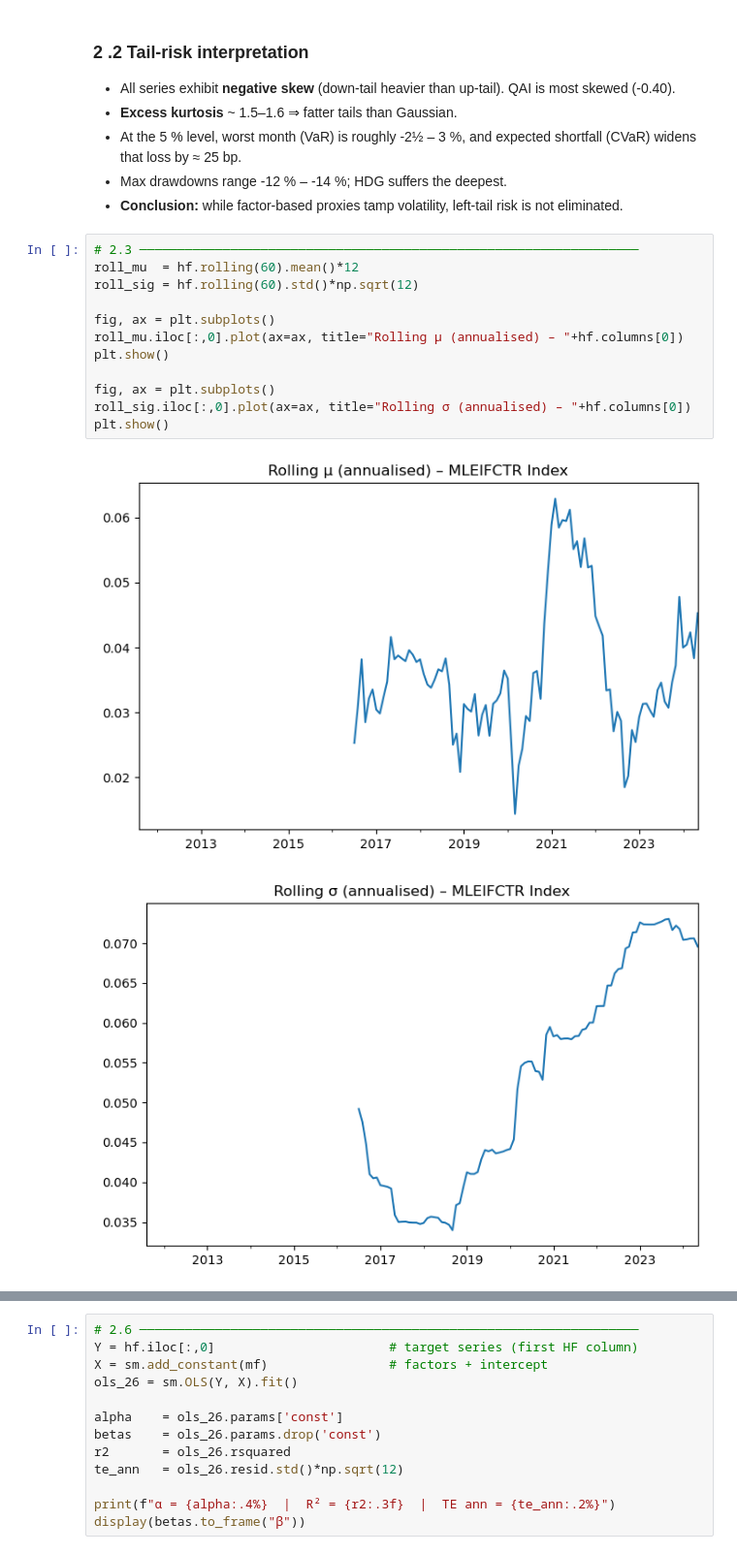
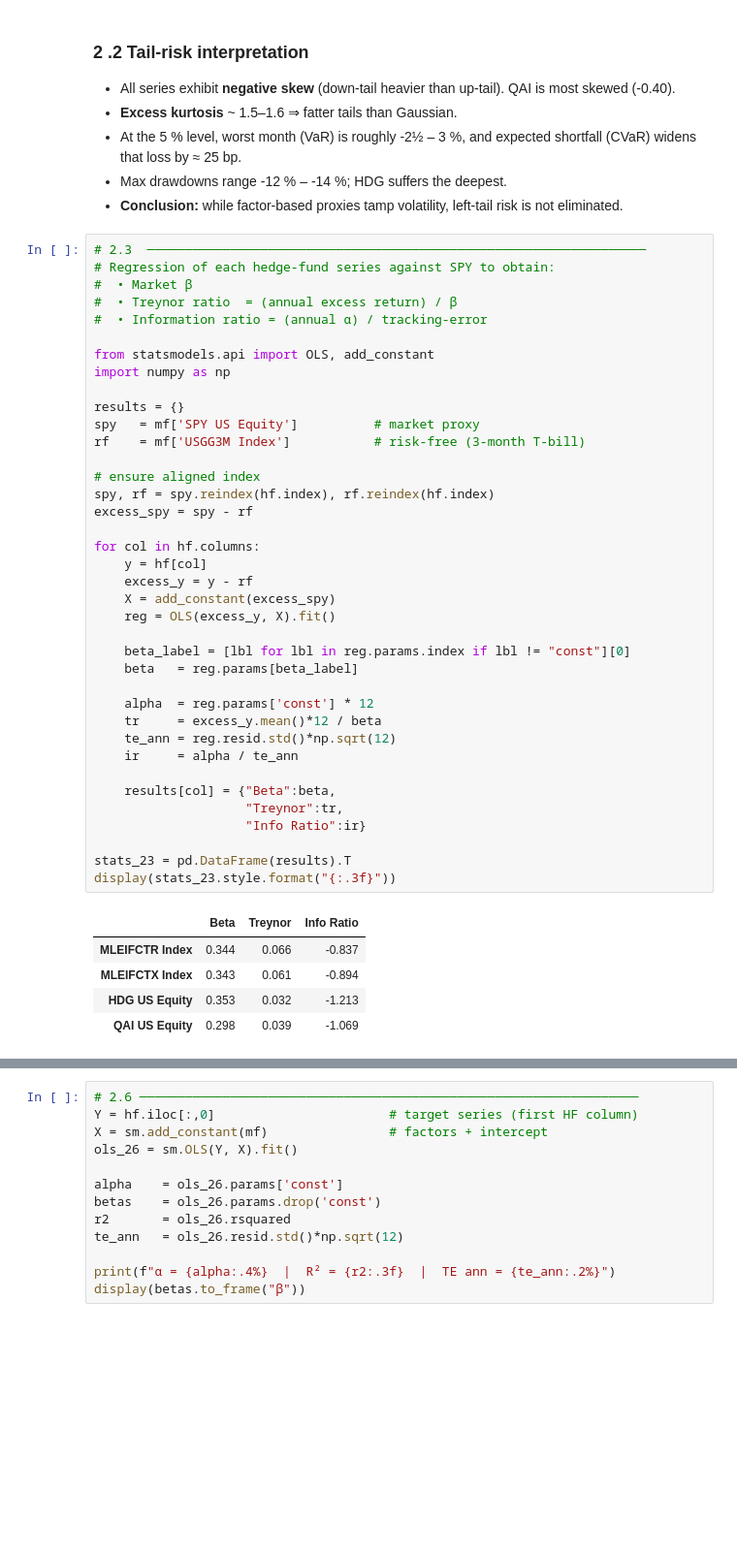
Before and after one commit to lwright02/Quant-Summer-2025, a Jupyter notebook: Homework_2.ipynb, the cells around one changed output, grey strips where cells are left out. Shown: that part at 97% size. Saved outputs shown, nothing was run; the diff lists cells and outputs as text; blank space fills up the shorter version.

```diff
--- a/Homework_2.ipynb
+++ b/Homework_2.ipynb
@@ -118,17 +118,46 @@ display(tail_22)
 * Max drawdowns range -12 % – -14 %; HDG suffers the deepest.
 * **Conclusion:** while factor-based proxies tamp volatility, left-tail risk is not eliminated.
 # %%
-# 2.3 ──────────────────────────────────────────────────────────────────
-roll_mu  = hf.rolling(60).mean()*12
-roll_sig = hf.rolling(60).std()*np.sqrt(12)
+# 2.3  ──────────────────────────────────────────────────────────────────
+# Regression of each hedge-fund series against SPY to obtain:
+#  • Market β
+#  • Treynor ratio  = (annual excess return) / β
+#  • Information ratio = (annual α) / tracking-error
 
-fig, ax = plt.subplots()
-roll_mu.iloc[:,0].plot(ax=ax, title="Rolling μ (annualised) – "+hf.columns[0])
-plt.show()
+from statsmodels.api import OLS, add_constant
+import numpy as np
 
-fig, ax = plt.subplots()
-roll_sig.iloc[:,0].plot(ax=ax, title="Rolling σ (annualised) – "+hf.columns[0])
-plt.show()
+results = {}
+spy   = mf['SPY US Equity']          # market proxy
+rf    = mf['USGG3M Index']           # risk-free (3-month T-bill)
+
+# ensure aligned index
+spy, rf = spy.reindex(hf.index), rf.reindex(hf.index)
+excess_spy = spy - rf
+
+for col in hf.columns:
+    y = hf[col]
+    excess_y = y - rf
+    X = add_constant(excess_spy)
+    reg = OLS(excess_y, X).fit()
+
+    beta_label = [lbl for lbl in reg.params.index if lbl != "const"][0]
+    beta   = reg.params[beta_label]
+
+    alpha  = reg.params['const'] * 12
+    tr     = excess_y.mean()*12 / beta
+    te_ann = reg.resid.std()*np.sqrt(12)
+    ir     = alpha / te_ann
+
+    results[col] = {"Beta":beta,
+                    "Treynor":tr,
+                    "Info Ratio":ir}
+
+stats_23 = pd.DataFrame(results).T
+display(stats_23.style.format("{:.3f}"))
 # %% [output]
-[figure, removed]
-[figure, removed]
+|  | Beta | Treynor | Info Ratio |
+| MLEIFCTR Index | 0.344 | 0.066 | -0.837 |
+| MLEIFCTX Index | 0.343 | 0.061 | -0.894 |
+| HDG US Equity | 0.353 | 0.032 | -1.213 |
+| QAI US Equity | 0.298 | 0.039 | -1.069 |
```
Also changed, not shown: parts of 6 cells of this notebook.
